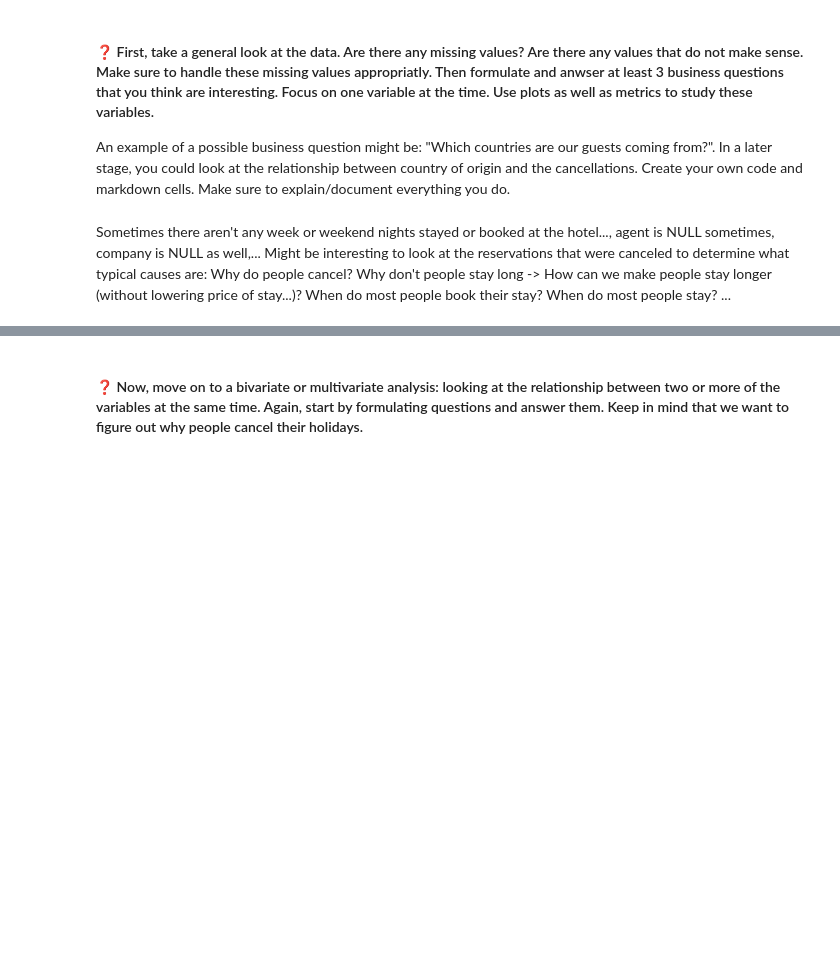
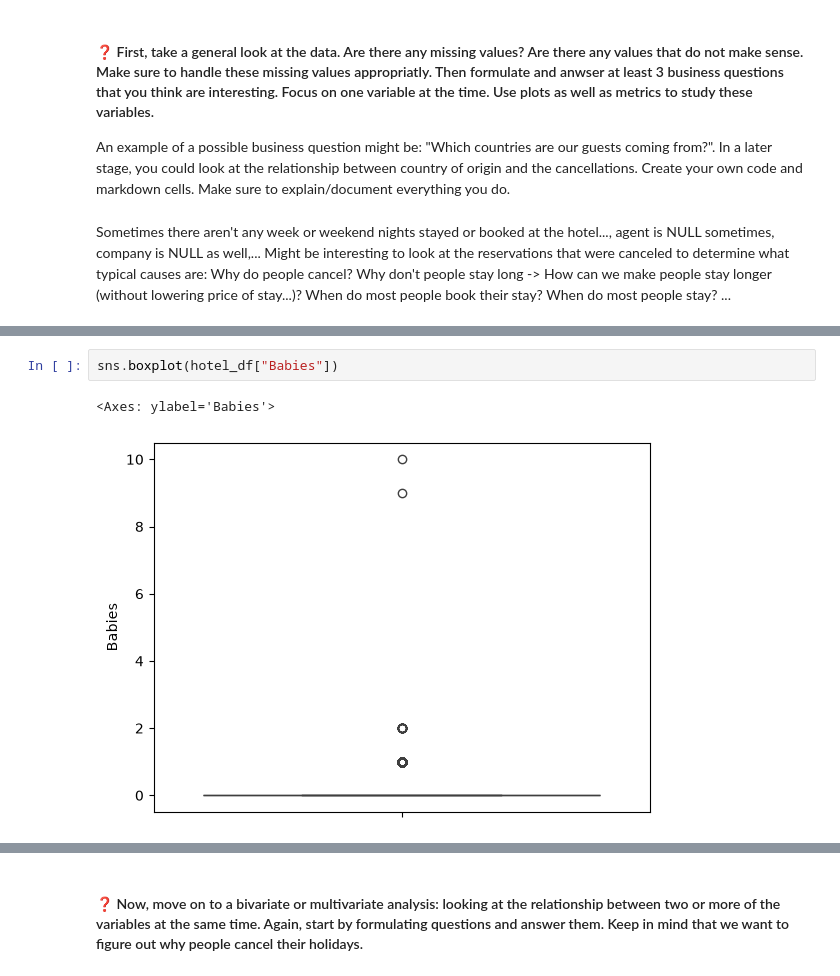
Before and after one commit to ManoahKinnaert/DAML, a Jupyter notebook: lab7_ti/lab_7_classification.ipynb, the cells around one changed output, grey strips where cells are left out. Saved outputs shown, nothing was run; the diff lists cells and outputs as text; blank space fills up the shorter version.

```diff
--- a/lab7_ti/lab_7_classification.ipynb
+++ b/lab7_ti/lab_7_classification.ipynb
@@ -178,0 +200,5 @@ canceled_reservations.head()
+# %%
+sns.boxplot(hotel_df["Babies"])
+# %% [output]
+<Axes: ylabel='Babies'>
+[figure, added]
```
Also changed, not shown: parts of 6 cells of this notebook.
